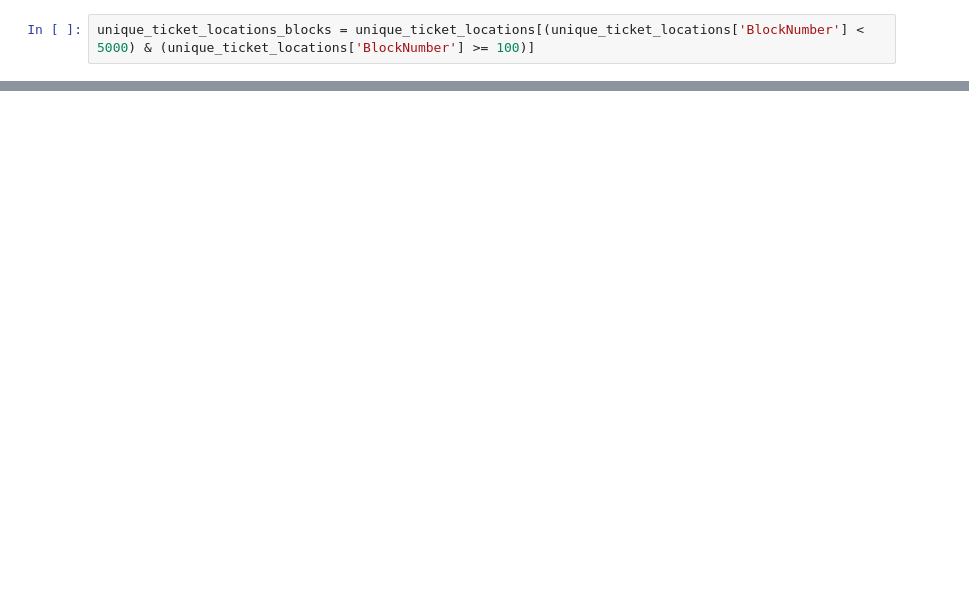
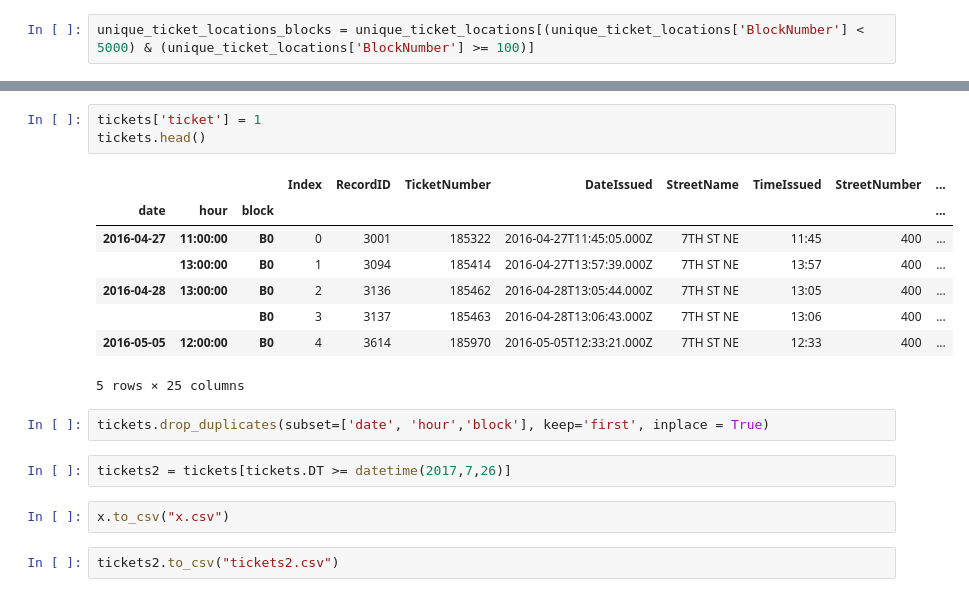
Before and after one commit to tylerhutcherson/CvilleParkingModel, a Jupyter notebook: data_preparation.ipynb, the cells around one changed output, grey strips where cells are left out. Cells and saved outputs as stored; diff of their text form; blank space fills up the shorter version.

```diff
--- a/data_preparation.ipynb
+++ b/data_preparation.ipynb
@@ -35,0 +237,20 @@ unique_ticket_locations_blocks = unique_ticket_locations[(unique_ticket_location
+# %%
+tickets['ticket'] = 1
+tickets.head()
+# %% [output]
+|  |  |  | Index | RecordID | TicketNumber | DateIssued | StreetName | TimeIssued | StreetNumber | ... |
+| date | hour | block |  |  |  |  |  |  |  | ... |
+| 2016-04-27 | 11:00:00 | B0 | 0 | 3001 | 185322 | 2016-04-27T11:45:05.000Z | 7TH ST NE | 11:45 | 400 | ... |
+|  | 13:00:00 | B0 | 1 | 3094 | 185414 | 2016-04-27T13:57:39.000Z | 7TH ST NE | 13:57 | 400 | ... |
+| 2016-04-28 | 13:00:00 | B0 | 2 | 3136 | 185462 | 2016-04-28T13:05:44.000Z | 7TH ST NE | 13:05 | 400 | ... |
+|  |  | B0 | 3 | 3137 | 185463 | 2016-04-28T13:06:43.000Z | 7TH ST NE | 13:06 | 400 | ... |
+| 2016-05-05 | 12:00:00 | B0 | 4 | 3614 | 185970 | 2016-05-05T12:33:21.000Z | 7TH ST NE | 12:33 | 400 | ... |
+5 rows × 25 columns
+# %%
+tickets.drop_duplicates(subset=['date', 'hour','block'], keep='first', inplace = True)
+# %%
+tickets2 = tickets[tickets.DT >= datetime(2017,7,26)]
+# %%
+x.to_csv("x.csv")
+# %%
+tickets2.to_csv("tickets2.csv")
```
Also changed, not shown: parts of 36 cells of this notebook.
